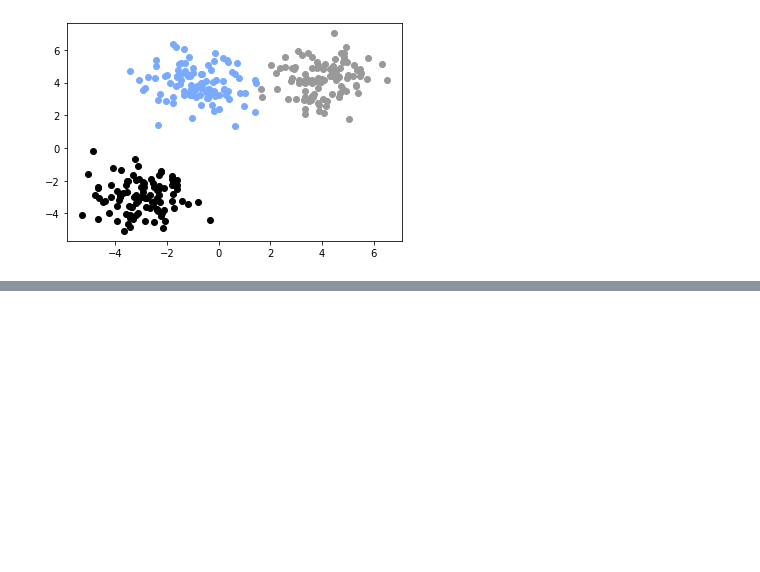
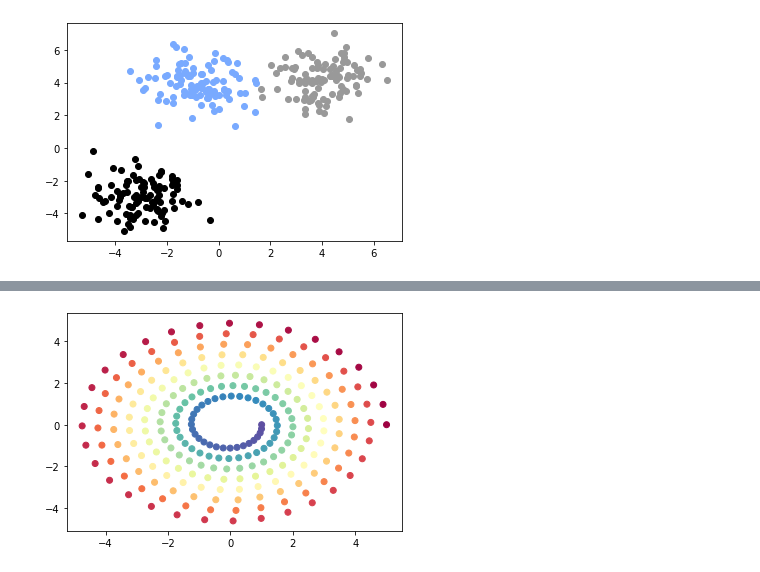
Before and after one commit to waldbear4/Python_2021, a Jupyter notebook: 20210531.ipynb, the cells around one changed output, grey strips where cells are left out. Cells and saved outputs as stored; diff of their text form; code cells hidden in the pictures; blank space fills up the shorter version.

```diff
--- a/20210531.ipynb
+++ b/20210531.ipynb
@@ -178,0 +192,11 @@ plt.show()
+# %%
+import matplotlib.cm as cm #colormap
+N = 256
+angle = np.linspace(0, 8*2*np.pi, N)
+radius = np.linspace(5, 1, N)
+X = radius*np.cos(angle)
+Y = radius*np.sin(angle)
+plt.scatter(X,Y, c=angle, cmap=cm.Spectral) #Greys, hsv, Reds, Blues, Greens
+plt.show()
+# %% [output]
+[figure, added]
```
Also changed, not shown: parts of 6 cells of this notebook.
